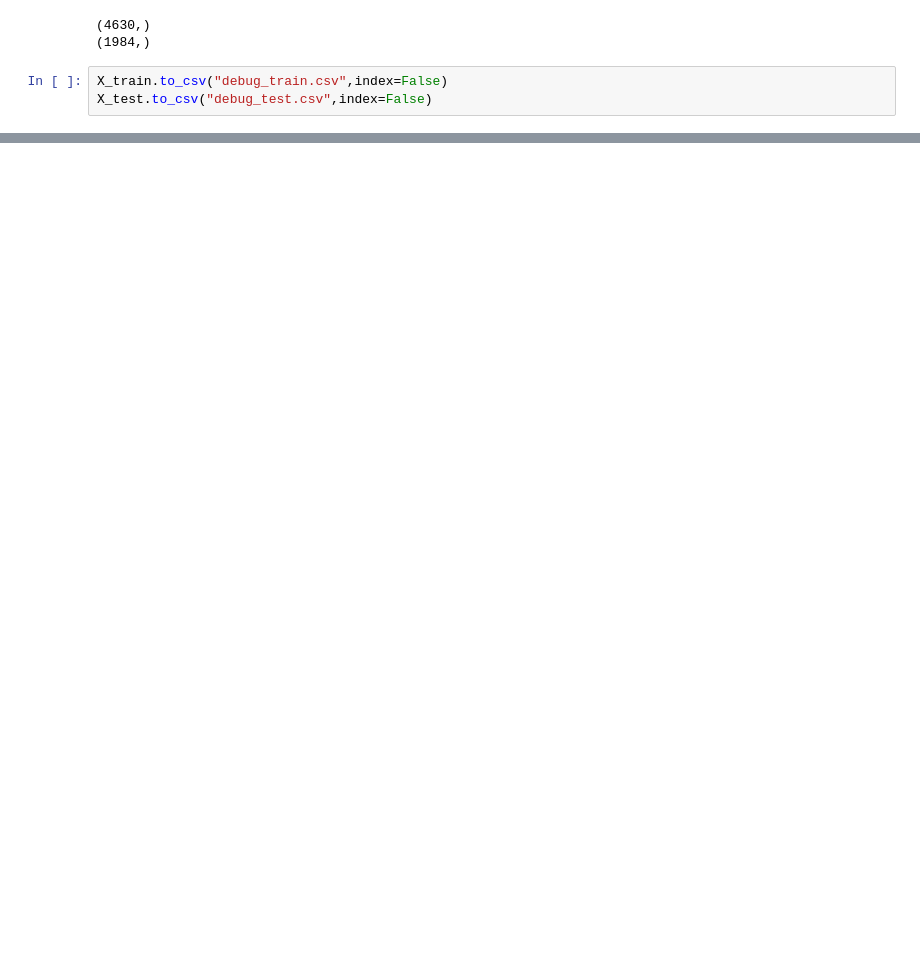
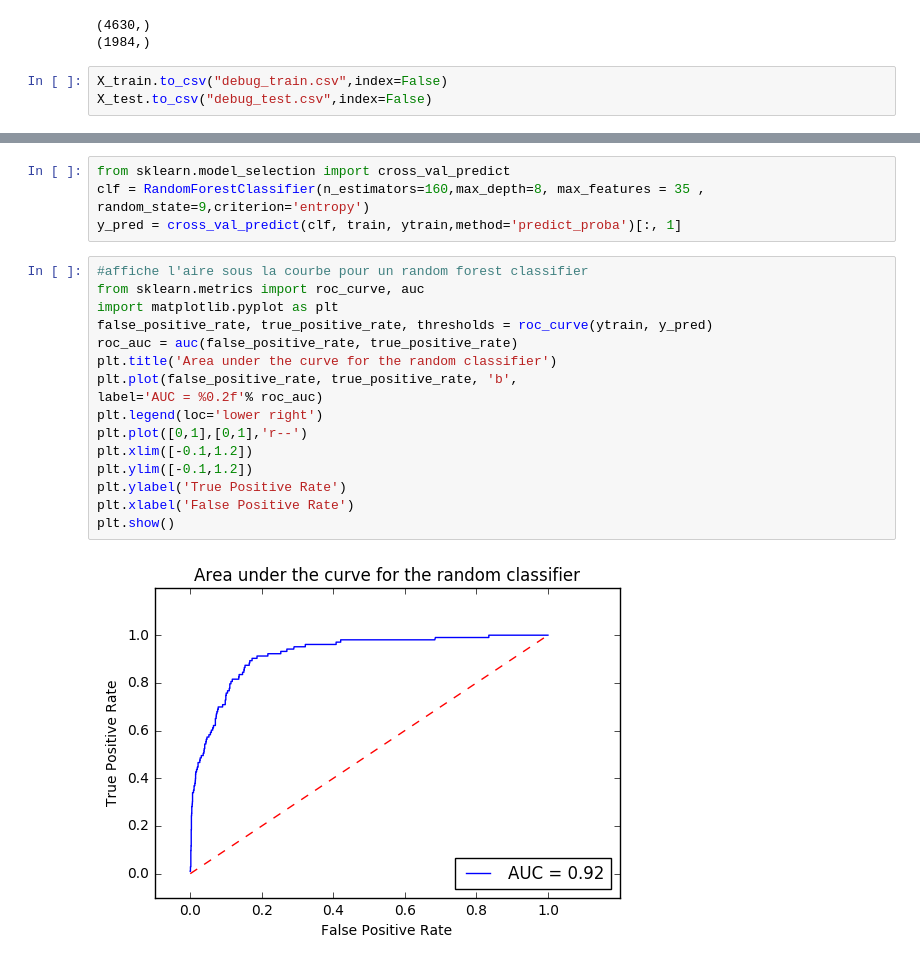
Before and after one commit to Nicolas99-9/Facebook-Recruiting-IV-Human-or-Robot, a Jupyter notebook: FeatureCreation.ipynb, the cells around one changed output, grey strips where cells are left out. Cells and saved outputs as stored; diff of their text form; blank space fills up the shorter version.

```diff
--- a/FeatureCreation.ipynb
+++ b/FeatureCreation.ipynb
@@ -631,4 +722,26 @@ print np.mean(scores)'''
 #train_size_impact(train,ytrain)
 # %% [output]
 '\nkf = StratifiedKFold(y=ytrain, n_folds=10)\nscores = []\nfor train_index, test_index in kf:\n    X_train, X_test = train.iloc[train_index], train.iloc[test_index]\n    y_train, y_test = ytrain.iloc ...
+# %%
+from sklearn.model_selection import cross_val_predict
+clf = RandomForestClassifier(n_estimators=160,max_depth=8, max_features = 35 , random_state=9,criterion='entropy')
+y_pred = cross_val_predict(clf, train, ytrain,method='predict_proba')[:, 1]
+# %%
+#affiche l'aire sous la courbe pour un random forest classifier
+from sklearn.metrics import roc_curve, auc
+import matplotlib.pyplot as plt
+false_positive_rate, true_positive_rate, thresholds = roc_curve(ytrain, y_pred)
+roc_auc = auc(false_positive_rate, true_positive_rate)
+plt.title('Area under the curve for the random classifier')
+plt.plot(false_positive_rate, true_positive_rate, 'b',
+label='AUC = %0.2f'% roc_auc)
+plt.legend(loc='lower right')
+plt.plot([0,1],[0,1],'r--')
+plt.xlim([-0.1,1.2])
+plt.ylim([-0.1,1.2])
+plt.ylabel('True Positive Rate')
+plt.xlabel('False Positive Rate')
+plt.show()
+# %% [output]
+[figure, added]
 # %%
```
Also changed, not shown: parts of 20 cells of this notebook.
